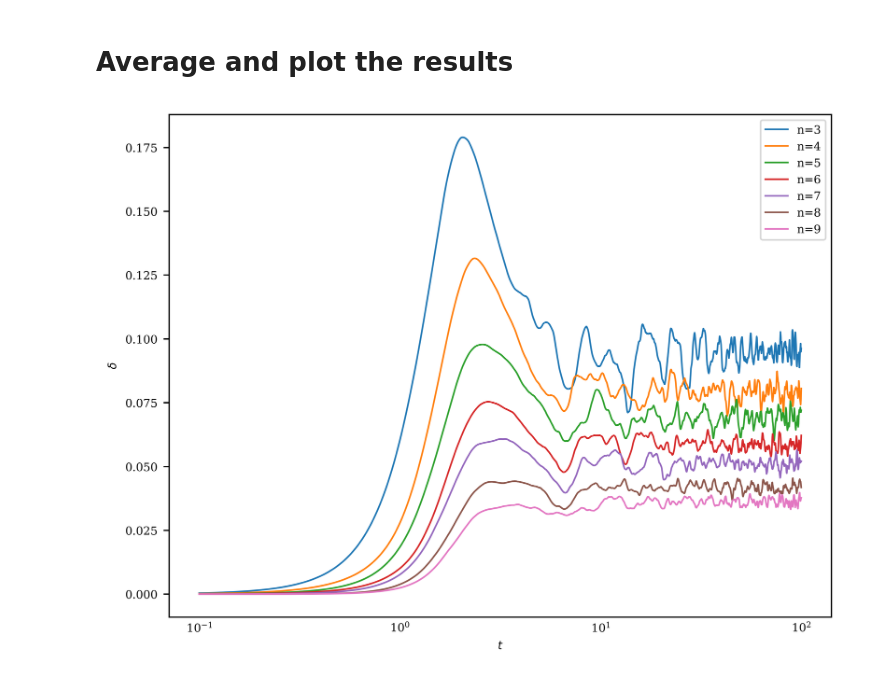
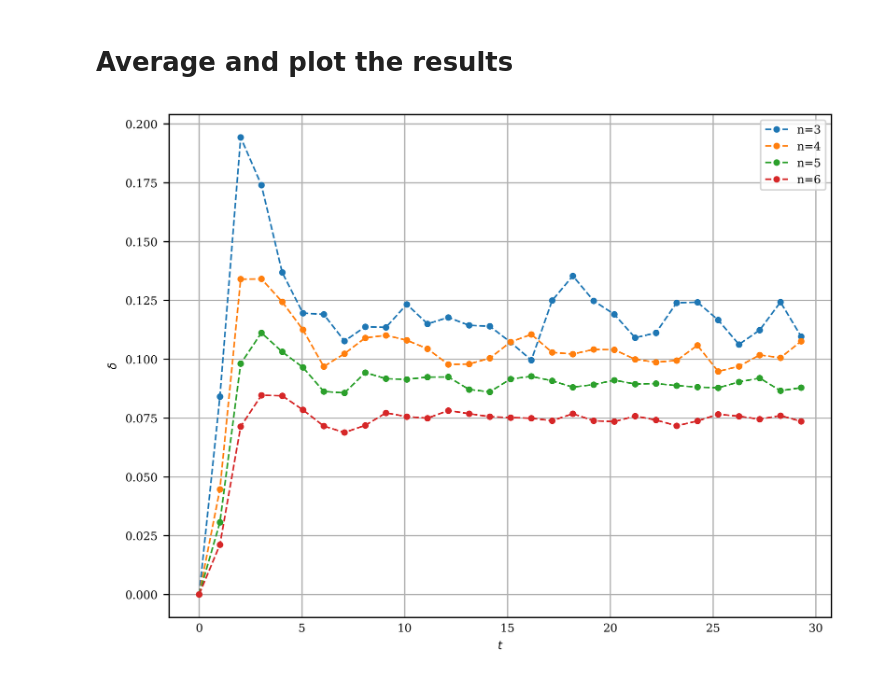
Before and after one commit to petr-ivashkov/quantum-mcmc, a Jupyter notebook: time_dependency/optimal_t_vs_n.ipynb, the cells around one changed output. Cells and saved outputs as stored; diff of their text form; code cells hidden in the pictures.

```diff
--- a/time_dependency/optimal_t_vs_n.ipynb
+++ b/time_dependency/optimal_t_vs_n.ipynb
@@ -2,14 +2,14 @@
 from src.functions import *
 # %%
 # Global variables
-T = 0.1
+T = 1
 gamma = 0.45
-n_arr = [3,4,5,6,7,8,9]
-num_random_models = 200
+n_arr = [3,4,5,6]
+num_random_models = 100
 
-time_lims = (0.1,100) # Range of time values
-time_steps = 2000
-time_range = np.geomspace(time_lims[0], time_lims[1], time_steps)
+time_lims = (0,100) # Range of time values
+time_steps = 100
+time_range = np.linspace(time_lims[0], time_lims[1], time_steps)
 # %%
 # NOTE: We evaluate the algorithm on the SAME 10 random instances for each point
 # %%
@@ -50,21 +50,23 @@ delta_quantum_arr_std = np.std(delta_quantum_arr, axis=2)
 # %%
 fig = plt.figure()
 
 for n_id, n in enumerate(n_arr):
-    plt.plot(time_range,
-            delta_quantum_arr_avg[n_id],
+    plt.plot(time_range[:30],
+            delta_quantum_arr_avg[n_id][:30],
+            '.--',
             label=f'n={n}')
 
 plt.xlabel('$t$')
 plt.ylabel('$\delta$')
-plt.xscale('log')
+# plt.xscale('log')
 plt.legend()
+plt.grid(which='both')
 
 fig.tight_layout()
 
 # fig.savefig(local_path+f'figures/grid_search_n{n}')
 # %% [output]
-[figure, old version]
+[figure, new version]
 # %%
 t_opt_arr = [time_range[np.argmin(time_range / delta_quantum_arr_avg[n_id])] for n_id in range(len(n_arr))]
 plt.plot(n_arr, t_opt_arr, '.--')
```
Also changed, not shown: parts of 2 cells of this notebook, 3 other files.
